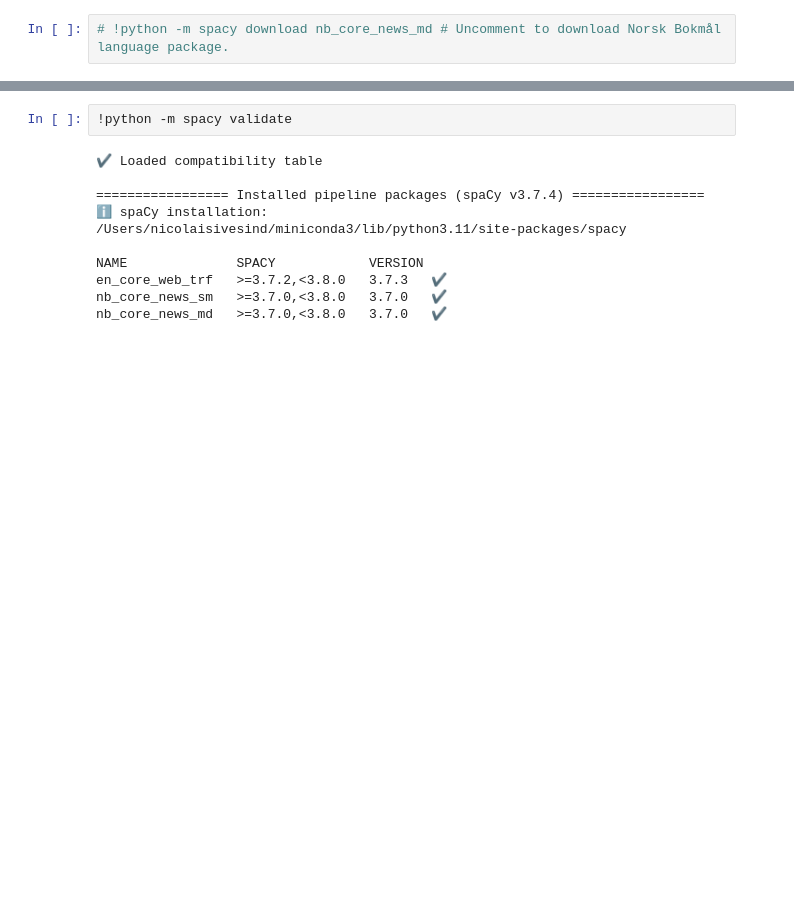
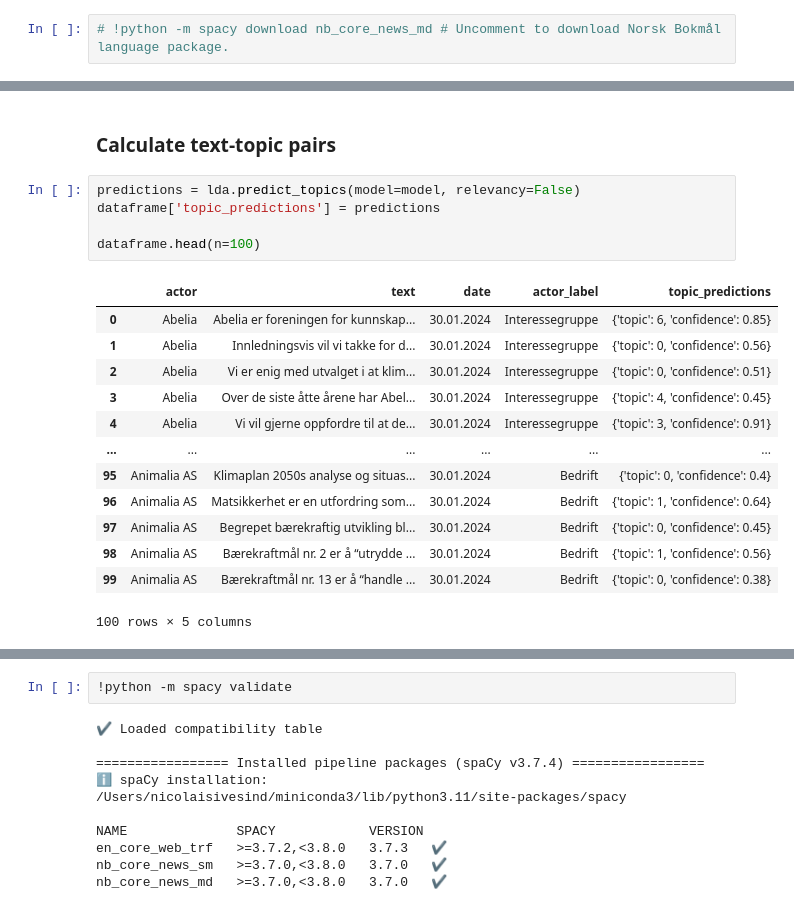
Before and after one commit to henriklarsen28/ArgumentMiningNOUs, a Jupyter notebook: src/notebooks/LDA_analysis.ipynb, the cells around one changed output, grey strips where cells are left out. Drawn from its saved outputs; the diff is of its cells as text; blank space fills up the shorter version.

```diff
--- a/src/notebooks/LDA_analysis.ipynb
+++ b/src/notebooks/LDA_analysis.ipynb
@@ -25,0 +33,21 @@ for topic in topics:
+# %% [markdown]
+### Calculate text-topic pairs
+# %%
+predictions = lda.predict_topics(model=model, relevancy=False)
+dataframe['topic_predictions'] = predictions
+
+dataframe.head(n=100)
+# %% [output]
+|  | actor | text | date | actor_label | topic_predictions |
+| 0 | Abelia | Abelia er foreningen for kunnskap... | 30.01.2024 | Interessegruppe | {'topic': 6, 'confidence': 0.85} |
+| 1 | Abelia | Innledningsvis vil vi takke for d... | 30.01.2024 | Interessegruppe | {'topic': 0, 'confidence': 0.56} |
+| 2 | Abelia | Vi er enig med utvalget i at klim... | 30.01.2024 | Interessegruppe | {'topic': 0, 'confidence': 0.51} |
+| 3 | Abelia | Over de siste åtte årene har Abel... | 30.01.2024 | Interessegruppe | {'topic': 4, 'confidence': 0.45} |
+| 4 | Abelia | Vi vil gjerne oppfordre til at de... | 30.01.2024 | Interessegruppe | {'topic': 3, 'confidence': 0.91} |
+| ... | ... | ... | ... | ... | ... |
+| 95 | Animalia AS | Klimaplan 2050s analyse og situas... | 30.01.2024 | Bedrift | {'topic': 0, 'confidence': 0.4} |
+| 96 | Animalia AS | Matsikkerhet er en utfordring som... | 30.01.2024 | Bedrift | {'topic': 1, 'confidence': 0.64} |
+| 97 | Animalia AS | Begrepet bærekraftig utvikling bl... | 30.01.2024 | Bedrift | {'topic': 0, 'confidence': 0.45} |
+| 98 | Animalia AS | Bærekraftmål nr. 2 er å “utrydde ... | 30.01.2024 | Bedrift | {'topic': 1, 'confidence': 0.56} |
+| 99 | Animalia AS | Bærekraftmål nr. 13 er å “handle ... | 30.01.2024 | Bedrift | {'topic': 0, 'confidence': 0.38} |
+100 rows × 5 columns
```
Also changed, not shown: parts of 8 cells of this notebook, 6 other files.
